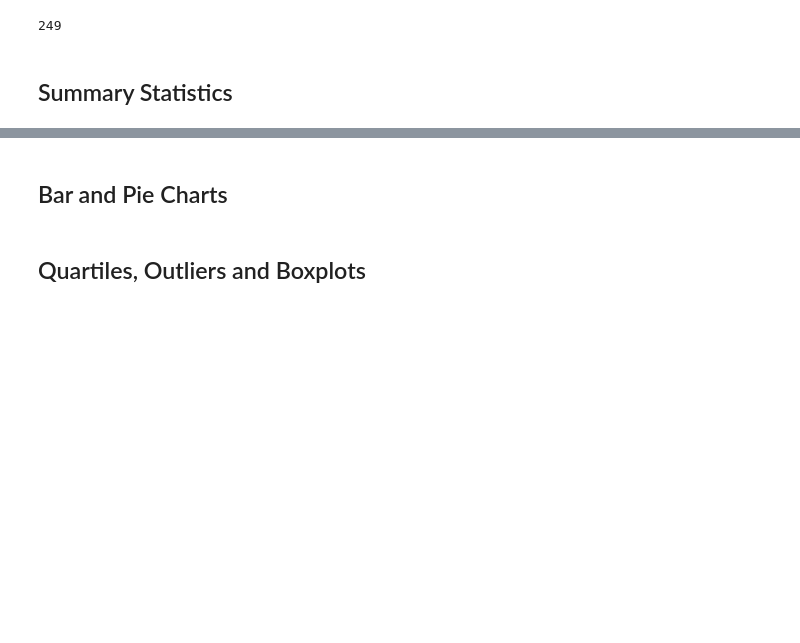
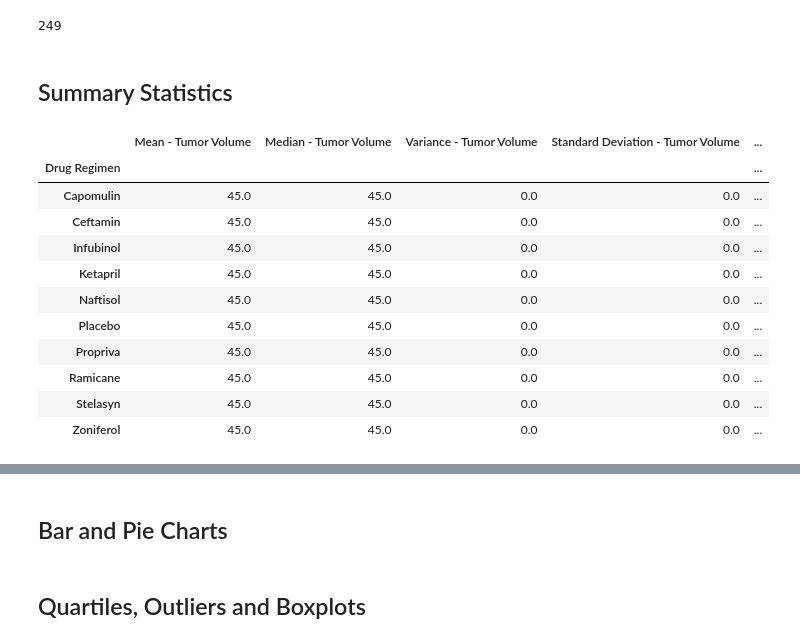
Before and after one commit to alaniwalaa/matplotlib-challenge, a Jupyter notebook: Pymaceuticals/pymaceuticals_starter.ipynb, the cells around one changed output, grey strips where cells are left out. Drawn from its saved outputs; the diff is of its cells as text; code cells hidden in the pictures; blank space fills up the shorter version.

Commit message:
finalizing summary Statistics section

```diff
--- a/Pymaceuticals/pymaceuticals_starter.ipynb
+++ b/Pymaceuticals/pymaceuticals_starter.ipynb
@@ -73,9 +86,37 @@ mice_in_data_clean
 ## Summary Statistics
 # %%
 # Generate a summary statistics table of mean, median, variance, standard deviation, and SEM of the tumor volume for each regimen
+import numpy as np
 
 # Use groupby and summary statistical methods to calculate the following properties of each drug regimen:
 # mean, median, variance, standard deviation, and SEM of the tumor volume.
+mean= mice_df.groupby('Drug Regimen')['Tumor Volume (mm3)'].mean()
+median= mice_df.groupby('Drug Regimen')['Tumor Volume (mm3)'].median()
+var= mice_df.groupby('Drug Regimen')['Tumor Volume (mm3)'].var()
+std= mice_df.groupby('Drug Regimen')['Tumor Volume (mm3)'].std()
+sem= mice_df.groupby('Drug Regimen')['Tumor Volume (mm3)'].sem()
+
 # Assemble the resulting series into a single summary dataframe.
+summary_df = pd.DataFrame({
+    'Mean - Tumor Volume': mean,
+    'Median - Tumor Volume': median,
+    'Variance - Tumor Volume': var,
+    'Standard Deviation - Tumor Volume': std,
+    'SEM - Tumor Volume': sem
+})
+summary_df
+# %% [output]
+|  | Mean - Tumor Volume | Median - Tumor Volume | Variance - Tumor Volume | Standard Deviation - Tumor Volume | ... |
+| Drug Regimen |  |  |  |  | ... |
+| Capomulin | 45.0 | 45.0 | 0.0 | 0.0 | ... |
+| Ceftamin | 45.0 | 45.0 | 0.0 | 0.0 | ... |
+| Infubinol | 45.0 | 45.0 | 0.0 | 0.0 | ... |
+| Ketapril | 45.0 | 45.0 | 0.0 | 0.0 | ... |
+| Naftisol | 45.0 | 45.0 | 0.0 | 0.0 | ... |
+| Placebo | 45.0 | 45.0 | 0.0 | 0.0 | ... |
+| Propriva | 45.0 | 45.0 | 0.0 | 0.0 | ... |
+| Ramicane | 45.0 | 45.0 | 0.0 | 0.0 | ... |
+| Stelasyn | 45.0 | 45.0 | 0.0 | 0.0 | ... |
+| Zoniferol | 45.0 | 45.0 | 0.0 | 0.0 | ... |
 # %%
 # Generate a summary statistics table of mean, median, variance, standard deviation, and SEM of the tumor volume for each regimen
```
Also changed, not shown: parts of 5 cells of this notebook.
